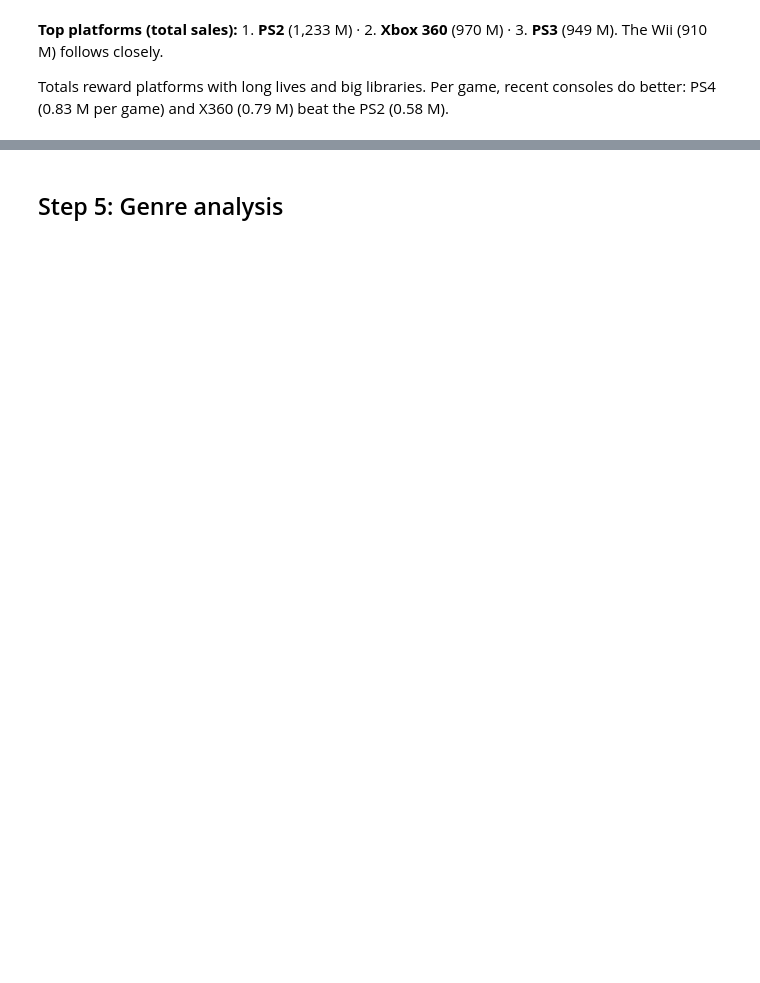
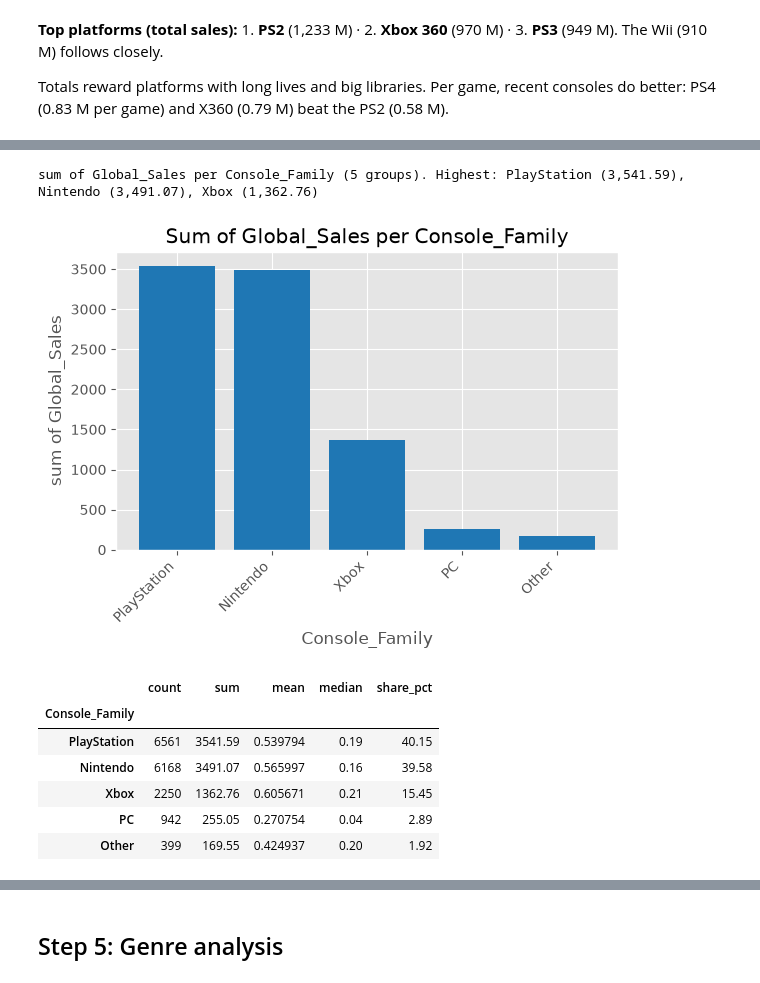
Before and after one commit to Telmo-Claro/ds_toolkit, a Jupyter notebook: videogames.ipynb, the cells around one changed output, grey strips where cells are left out. Saved outputs shown, nothing was run; the diff lists cells and outputs as text; code cells hidden in the pictures; blank space fills up the shorter version.

```diff
--- a/videogames.ipynb
+++ b/videogames.ipynb
@@ -150,0 +314,21 @@ Totals reward platforms with long lives and big libraries. Per game, recent cons
+# %%
+FAMILIES = {
+    "PlayStation": ["PS", "PS2", "PS3", "PS4", "PSP", "PSV"],
+    "Xbox": ["XB", "X360", "XOne"],
+    "Nintendo": ["NES", "SNES", "N64", "GC", "Wii", "WiiU", "GB", "GBA", "DS", "3DS"],
+    "PC": ["PC"],
+}
+platform_to_family = {p: family for family, platforms in FAMILIES.items() for p in platforms}
+families = data.assign(Console_Family=data["Platform"].map(platform_to_family).fillna("Other"))
+
+tk.aggregate(families, "Console_Family", "Global_Sales", agg="sum")
+# %% [output]
+sum of Global_Sales per Console_Family (5 groups). Highest: PlayStation (3,541.59), Nintendo (3,491.07), Xbox (1,362.76)
+[figure, added]
+|  | count | sum | mean | median | share_pct |
+| Console_Family |  |  |  |  |  |
+| PlayStation | 6561 | 3541.59 | 0.539794 | 0.19 | 40.15 |
+| Nintendo | 6168 | 3491.07 | 0.565997 | 0.16 | 39.58 |
+| Xbox | 2250 | 1362.76 | 0.605671 | 0.21 | 15.45 |
+| PC | 942 | 255.05 | 0.270754 | 0.04 | 2.89 |
+| Other | 399 | 169.55 | 0.424937 | 0.20 | 1.92 |
```
Also changed, not shown: parts of 34 cells of this notebook, 2 other files.
